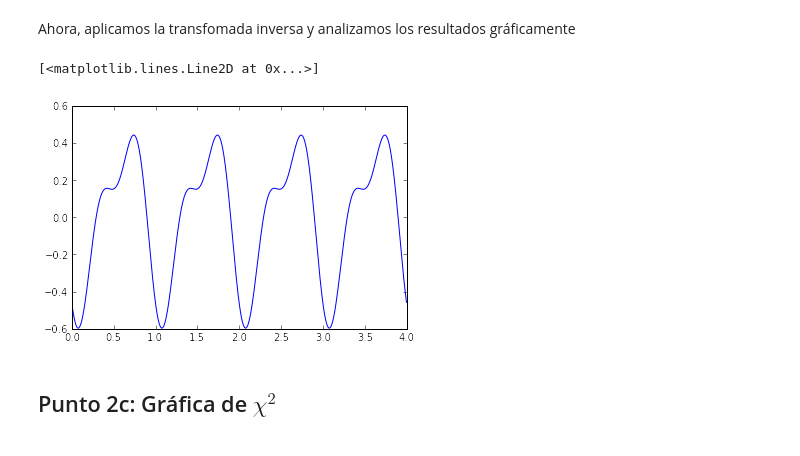
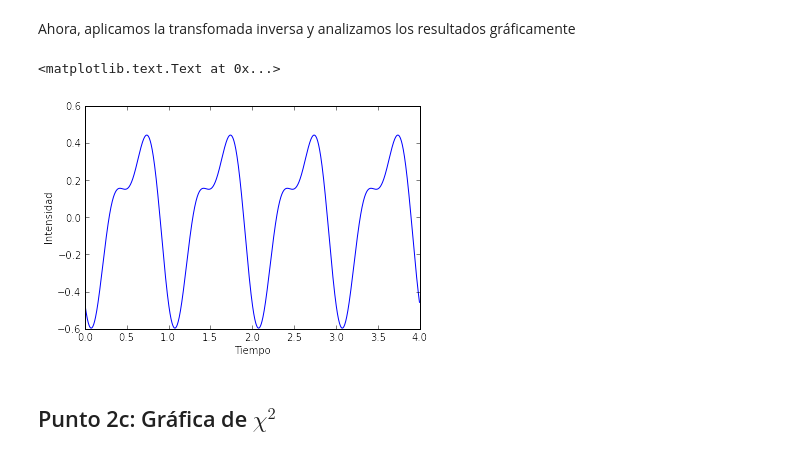
Before and after one commit to sergioandrescs/ROMEROCOTRINO_HW5, a Jupyter notebook: Est-Variables/est-variables.ipynb, the cells around one changed output. Cells and saved outputs as stored; diff of their text form; code cells hidden in the pictures.

```diff
--- a/Est-Variables/est-variables.ipynb
+++ b/Est-Variables/est-variables.ipynb
@@ -77,9 +79,11 @@ Ahora, aplicamos la transfomada inversa y analizamos los resultados gráficament
 # %%
 clean = ifft(fft_x)
 plot(x, clean)
+xlabel('Tiempo')
+ylabel('Intensidad')
 # %% [output]
-[<matplotlib.lines.Line2D at 0x...>]
+<matplotlib.text.Text at 0x...>
-[figure, old version]
+[figure, new version]
 # %% [markdown]
 ## Punto 2c: Gráfica de $\chi^{2}$
 # %% [markdown]
```
Also changed, not shown: parts of 2 cells of this notebook.
